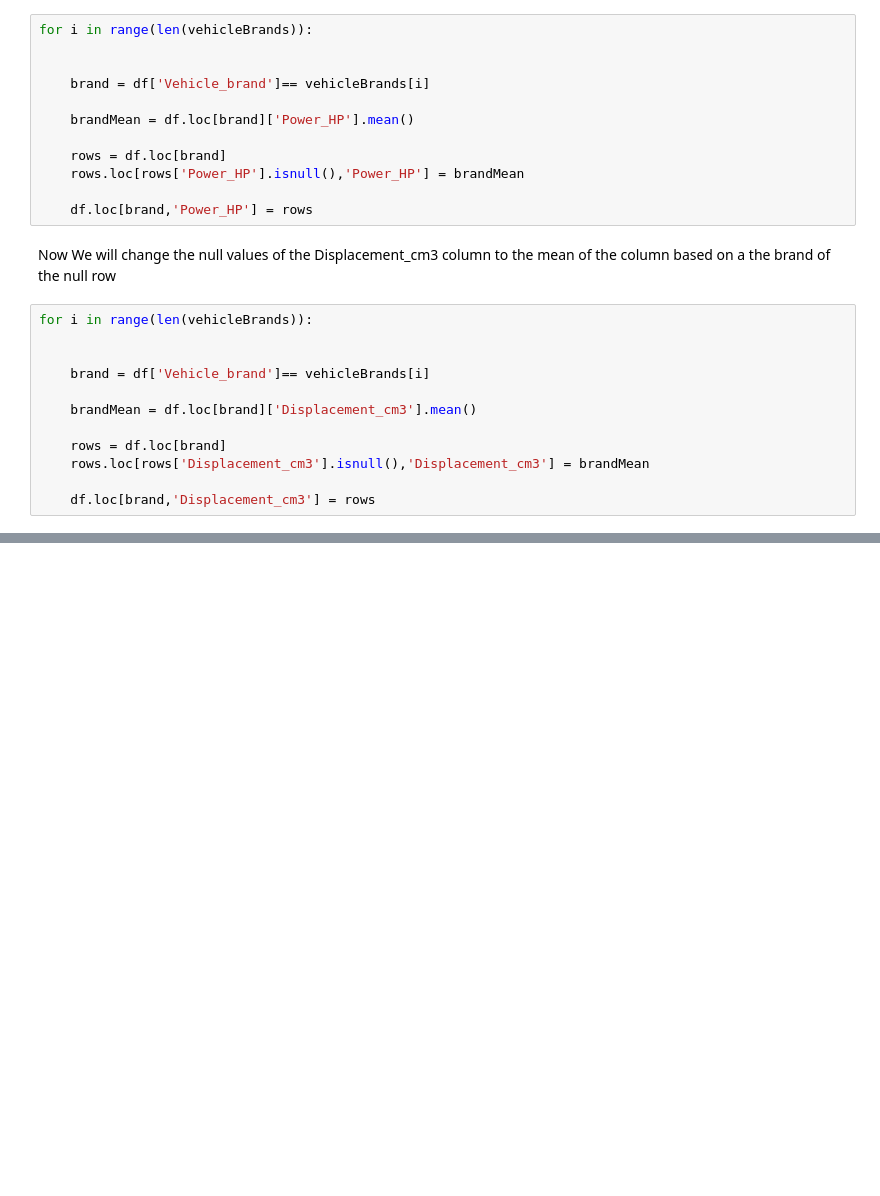
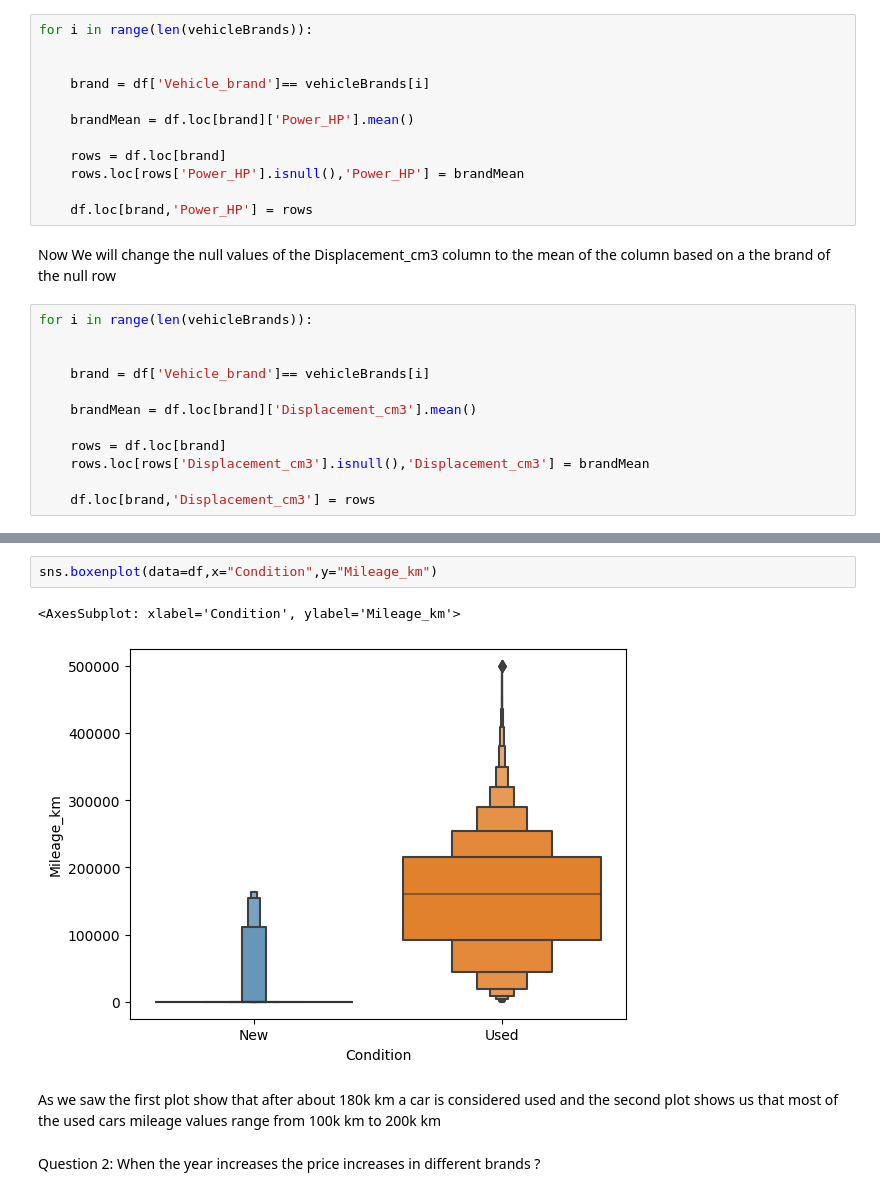
Before and after one commit to moeyad7/DEProject1, a Jupyter notebook: DEProject.ipynb, the cells around one changed output, grey strips where cells are left out. Cells and saved outputs as stored; diff of their text form; blank space fills up the shorter version.

```diff
--- a/DEProject.ipynb
+++ b/DEProject.ipynb
@@ -250,0 +237,9 @@ dtype: float64
+# %%
+sns.boxenplot(data=df,x="Condition",y="Mileage_km")
+# %% [output]
+<AxesSubplot: xlabel='Condition', ylabel='Mileage_km'>
+[figure, added]
+# %% [markdown]
+As we saw the first plot show that after about 180k km a car is considered used and the second plot shows us that most of the used cars mileage values range from 100k km to 200k km
+# %% [markdown]
+Question 2: When the year increases the price increases in different brands ?
```
Also changed, not shown: parts of 4 cells of this notebook.
